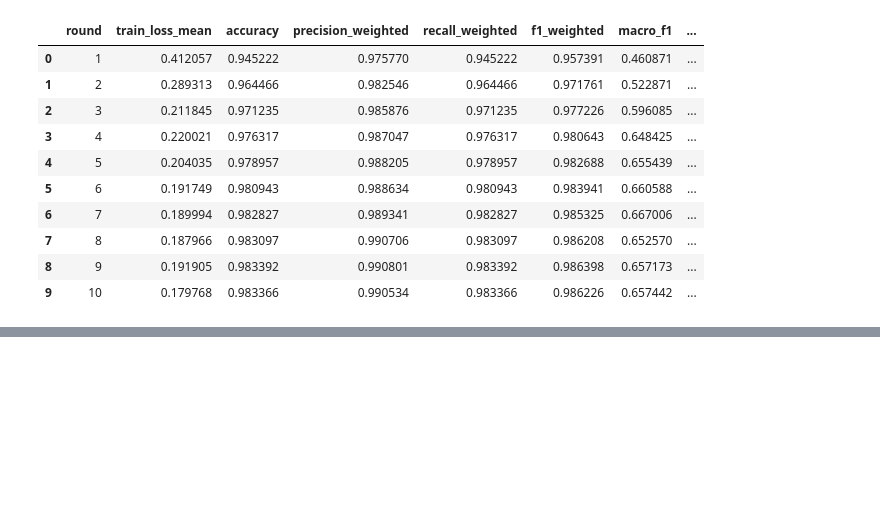
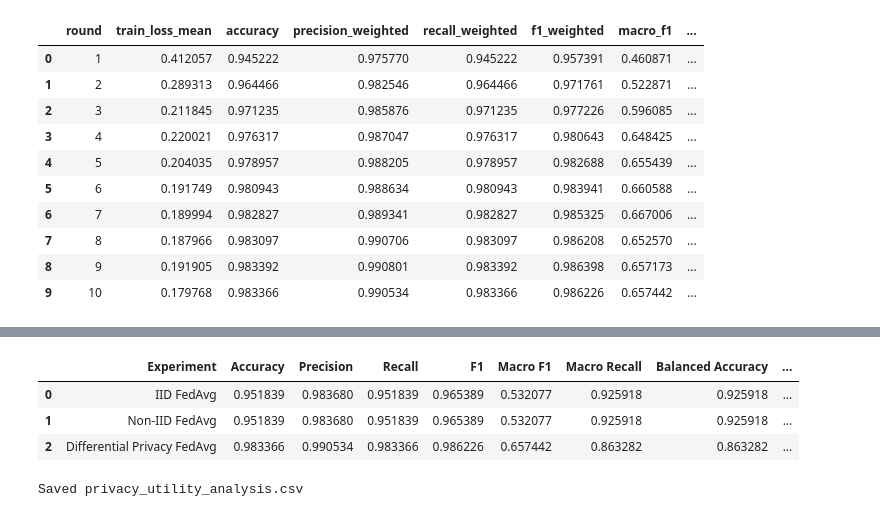
Before and after one commit to UzairShk/Privacy-Preserving-Federated-NIDS, a Jupyter notebook: notebooks/06_Federated_Learning_DP.ipynb, the cells around one changed output, grey strips where cells are left out. Cells and saved outputs as stored; diff of their text form; code cells hidden in the pictures; blank space fills up the shorter version.

```diff
--- a/notebooks/06_Federated_Learning_DP_Fixed.ipynb
+++ b/notebooks/06_Federated_Learning_DP.ipynb
@@ -2688,0 +2632,49 @@ KeyError: "Could not find any of ['accuracy', 'test_accuracy']. Available column
+# %%
+# ============================================================
+# PRIVACY–UTILITY SUMMARY
+# ============================================================
+
+import pandas as pd
+import matplotlib.pyplot as plt
+from pathlib import Path
+
+RESULTS_DIR = Path("../results")
+RESULTS_DIR.mkdir(parents=True, exist_ok=True)
+
+# Use the comparison table generated in Cell 12
+privacy_utility_df = comparison_df.copy()
+
+# Calculate relative utility loss against IID baseline
+baseline_accuracy = privacy_utility_df.iloc[0]["Accuracy"]
+baseline_f1 = privacy_utility_df.iloc[0]["F1"]
+
+privacy_utility_df["Accuracy Loss vs IID (pp)"] = (
+    privacy_utility_df["Accuracy"] - baseline_accuracy
+) * 100
+
+privacy_utility_df["F1 Loss vs IID (pp)"] = (
+    privacy_utility_df["F1"] - baseline_f1
+) * 100
+
+privacy_utility_df["Accuracy Retention (%)"] = (
+    privacy_utility_df["Accuracy"] / baseline_accuracy
+) * 100
+
+privacy_utility_df["F1 Retention (%)"] = (
+    privacy_utility_df["F1"] / baseline_f1
+) * 100
+
+display(privacy_utility_df)
+
+privacy_utility_df.to_csv(
+    RESULTS_DIR / "privacy_utility_analysis.csv",
+    index=False
+)
+
+print("Saved privacy_utility_analysis.csv")
+# %% [output]
+|  | Experiment | Accuracy | Precision | Recall | F1 | Macro F1 | Macro Recall | Balanced Accuracy | ... |
+| 0 | IID FedAvg | 0.951839 | 0.983680 | 0.951839 | 0.965389 | 0.532077 | 0.925918 | 0.925918 | ... |
+| 1 | Non-IID FedAvg | 0.951839 | 0.983680 | 0.951839 | 0.965389 | 0.532077 | 0.925918 | 0.925918 | ... |
+| 2 | Differential Privacy FedAvg | 0.983366 | 0.990534 | 0.983366 | 0.986226 | 0.657442 | 0.863282 | 0.863282 | ... |
+Saved privacy_utility_analysis.csv
```
Also changed, not shown: parts of 7 cells of this notebook.
